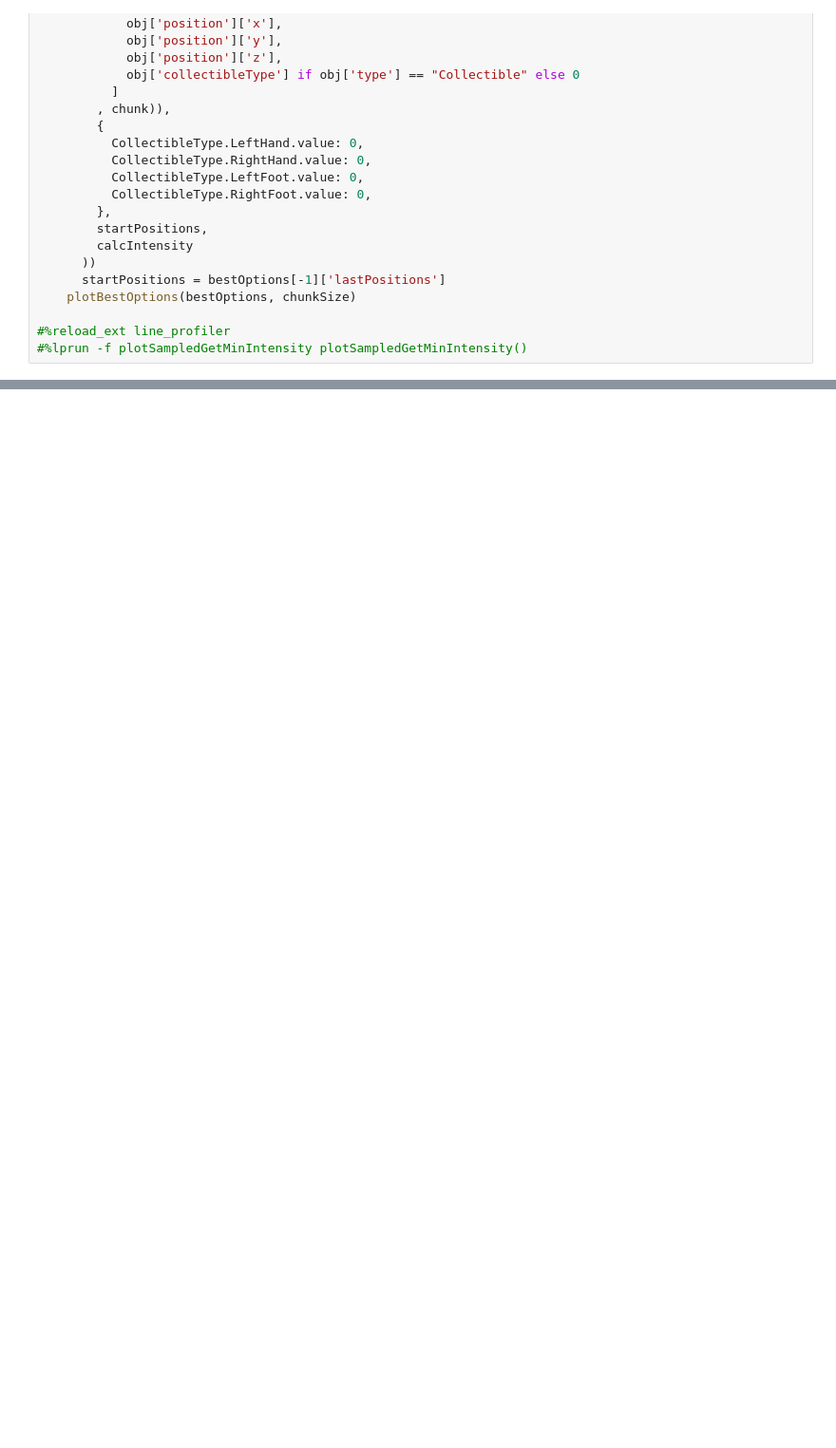
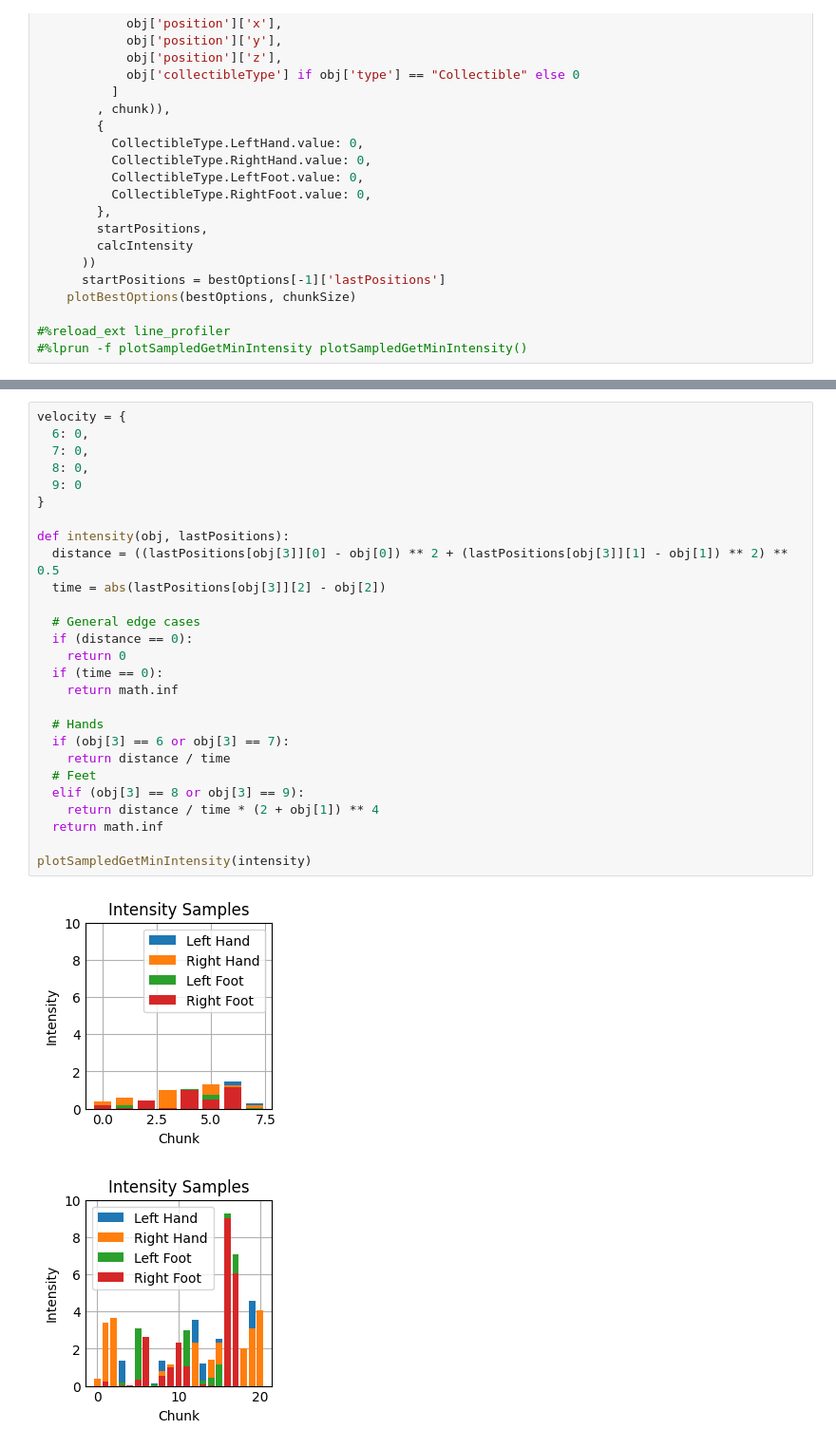
Before and after one commit to luisscholl/beatfork, a Jupyter notebook: difficulty-estimation/individual-analysis.ipynb, the cells around one changed output, grey strips where cells are left out. Shown at 95% size. Saved outputs shown, nothing was run; the diff lists cells and outputs as text; blank space fills up the shorter version.

```diff
--- a/difficulty-estimation/individual-analysis.ipynb
+++ b/difficulty-estimation/individual-analysis.ipynb
@@ -387,0 +388,30 @@ plotSampledGetMinIntensity(rightLegAmputeeIntensity)
+# %%
+velocity = {
+  6: 0,
+  7: 0,
+  8: 0,
+  9: 0
+}
+
+def intensity(obj, lastPositions):
+  distance = ((lastPositions[obj[3]][0] - obj[0]) ** 2 + (lastPositions[obj[3]][1] - obj[1]) ** 2) ** 0.5
+  time = abs(lastPositions[obj[3]][2] - obj[2])
+
+  # General edge cases
+  if (distance == 0):
+    return 0
+  if (time == 0):
+    return math.inf
+
+  # Hands
+  if (obj[3] == 6 or obj[3] == 7):
+    return distance / time
+  # Feet
+  elif (obj[3] == 8 or obj[3] == 9):
+    return distance / time * (2 + obj[1]) ** 4
+  return math.inf
+
+plotSampledGetMinIntensity(intensity)
+# %% [output]
+[figure, added]
+[figure, added]
```
Also changed, not shown: parts of 2 cells of this notebook.
